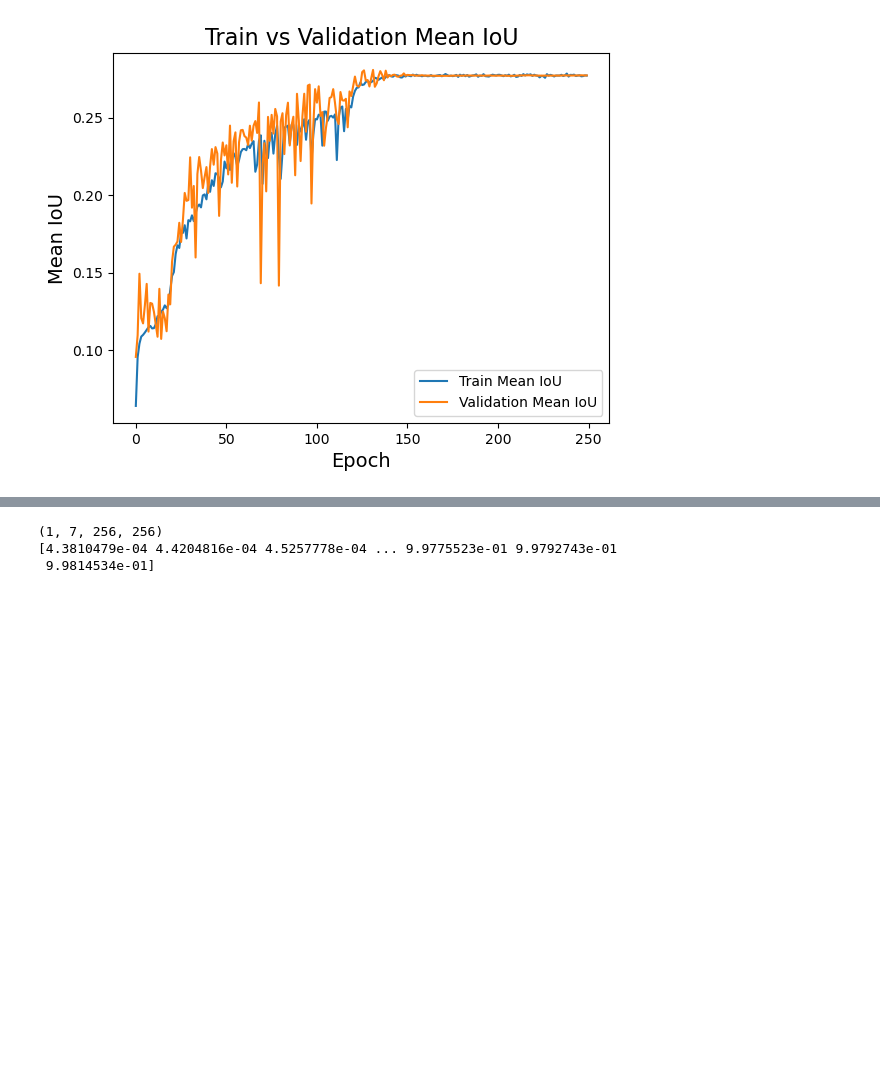
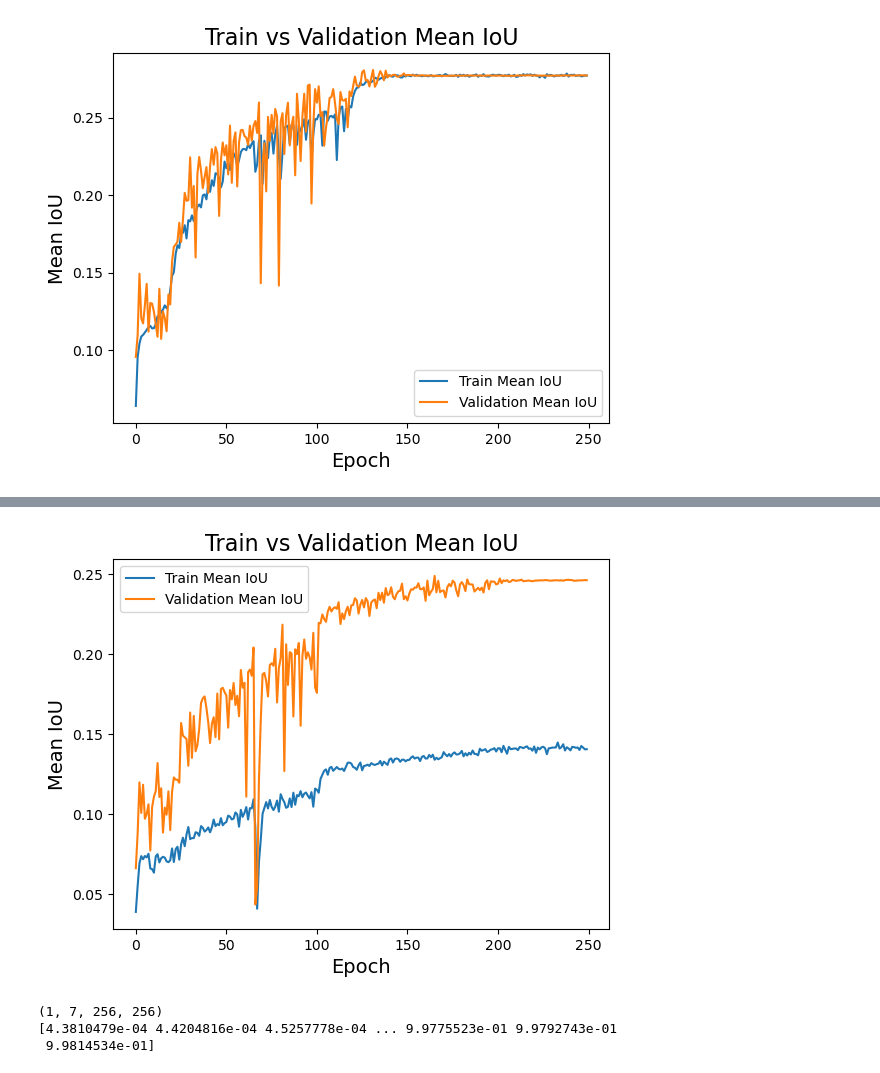
Before and after one commit to tckumarasekara/CRC-HnE-Segmentation-Training, a Jupyter notebook: histology_segmentation_training/dev/unext_plots.ipynb, the cells around one changed output, grey strips where cells are left out. Saved outputs shown, nothing was run; the diff lists cells and outputs as text; code cells hidden in the pictures; blank space fills up the shorter version.

```diff
--- a/histology_segmentation_training/dev/unext_plots.ipynb
+++ b/histology_segmentation_training/dev/unext_plots.ipynb
@@ -142,3 +148,7 @@ plot_iou(event_acc)
+# %%
+plot_iou(event_acc)
+# %% [output]
+[figure, added]
 # %%
 unet = np.load("../../../CRC-HnE-Segmentation-Prediction/out/unet.npy", allow_pickle=True)
 print(unet.shape)
```
Also changed, not shown: parts of 2 cells of this notebook, 4 other files.
